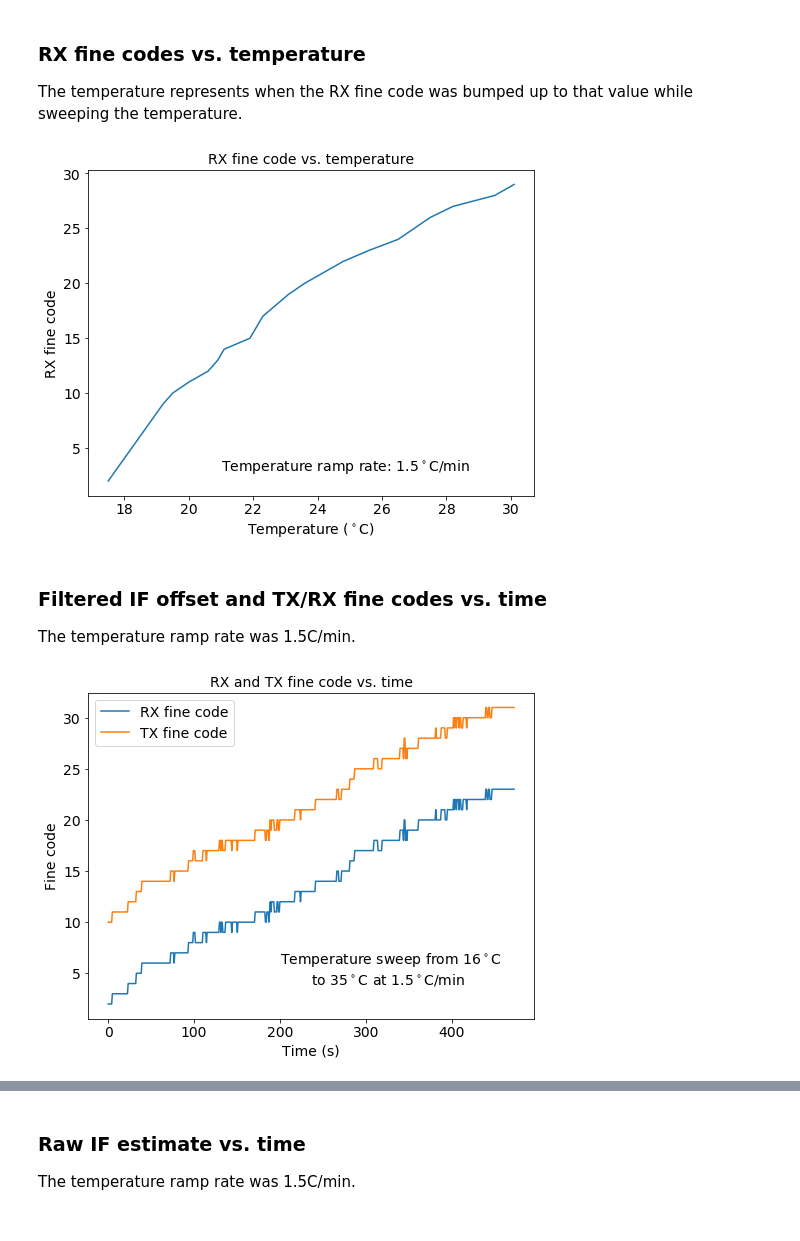
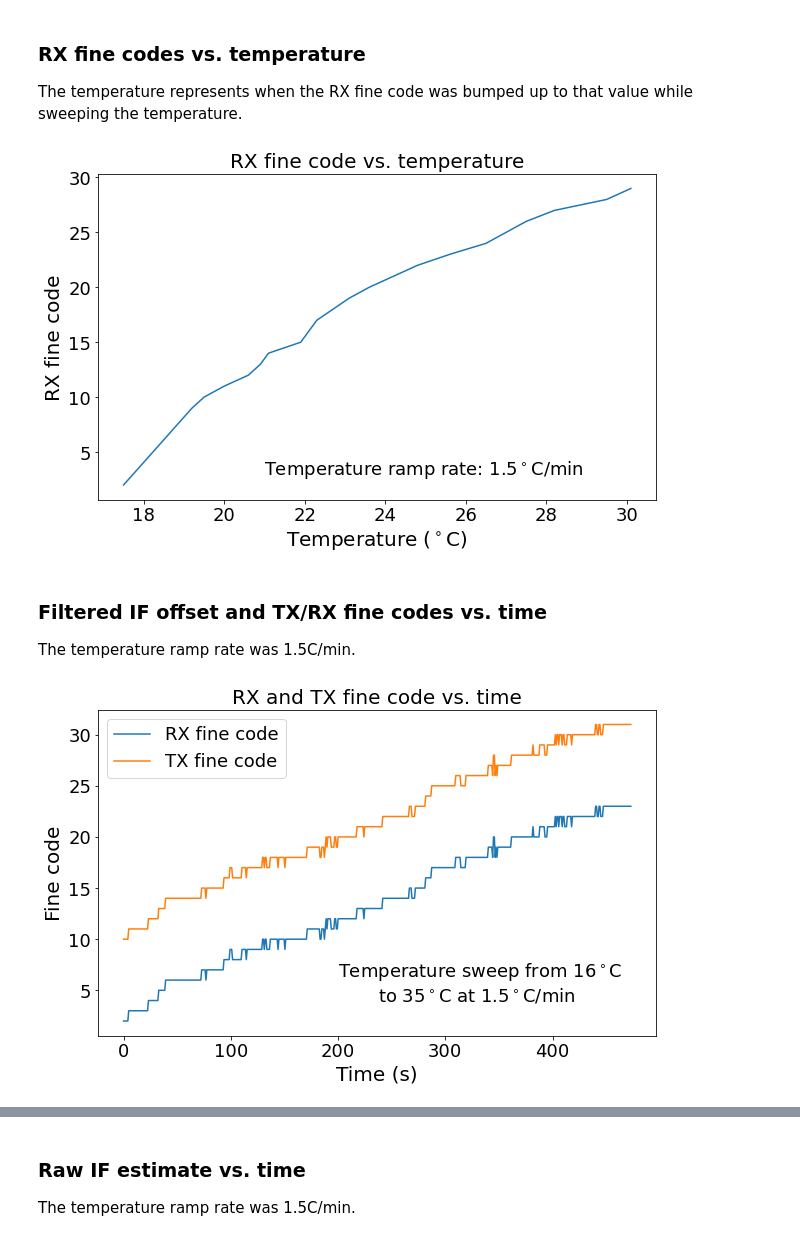
Before and after one commit to cwdao/scum-test-code, a Jupyter notebook: scum/IF_track/IF_track.ipynb, the cells around one changed output, grey strips where cells are left out. Cells and saved outputs as stored; diff of their text form; code cells hidden in the pictures.

Commit message:
Enlarge plot font size

```diff
--- a/scum/IF_track/IF_track.ipynb
+++ b/scum/IF_track/IF_track.ipynb
@@ -38,18 +38,18 @@ fine_codes_vs_temp = {
 fine_codes = list(fine_codes_vs_temp.keys())
 temp = list(fine_codes_vs_temp.values())
 # %%
-plt.figure(figsize=(8, 6))
+plt.figure(figsize=(10, 6))
 plt.plot(temp, fine_codes)
-plt.xlabel("Temperature ($^\circ$C)", fontsize=14)
-plt.ylabel("RX fine code", fontsize=14)
-plt.title("RX fine code vs. temperature", fontsize=14)
-plt.xticks(fontsize=14)
-plt.yticks(fontsize=14)
-plt.text(21, 3, "Temperature ramp rate: 1.5$^\circ$C/min", fontsize=14)
+plt.xlabel("Temperature ($^\circ$C)", fontsize=20)
+plt.ylabel("RX fine code", fontsize=20)
+plt.title("RX fine code vs. temperature", fontsize=20)
+plt.xticks(fontsize=18)
+plt.yticks(fontsize=18)
+plt.text(21, 3, "Temperature ramp rate: 1.5$^\circ$C/min", fontsize=18)
 plt.savefig("rx_fine_code_vs_temp.pdf", bbox_inches="tight")
 plt.show()
 # %% [output]
-[figure, old version]
+[figure, new version]
 # %% [markdown]
 ### Filtered IF offset and TX/RX fine codes vs. time
 
@@ -86,18 +86,18 @@ for line in lines:
 
         t += time_delta
 # %%
-plt.figure(figsize=(8, 6))
+plt.figure(figsize=(10, 6))
 plt.plot(time_fine, RX_fine, label="RX fine code")
 plt.plot(time_fine, TX_fine, label="TX fine code")
-plt.xlabel("Time (s)", fontsize=14)
-plt.ylabel("Fine code", fontsize=14)
-plt.title("RX and TX fine code vs. time", fontsize=14)
-plt.legend(fontsize=14)
-plt.xticks(fontsize=14)
-plt.yticks(fontsize=14)
-plt.text(200, 4, "Temperature sweep from 16$^\circ$C\n       to 35$^\circ$C at 1.5$^\circ$C/min", fontsize=14)
+plt.xlabel("Time (s)", fontsize=20)
+plt.ylabel("Fine code", fontsize=20)
+plt.title("RX and TX fine code vs. time", fontsize=20)
+plt.legend(fontsize=18)
+plt.xticks(fontsize=18)
+plt.yticks(fontsize=18)
+plt.text(200, 4, "Temperature sweep from 16$^\circ$C\n       to 35$^\circ$C at 1.5$^\circ$C/min", fontsize=18)
 plt.savefig("rx_tx_fine_code_vs_time.pdf", bbox_inches="tight")
 plt.show()
 # %% [output]
-[figure, old version]
+[figure, new version]
 # %%
```
Also changed, not shown: parts of 2 cells of this notebook, 16 other files.
